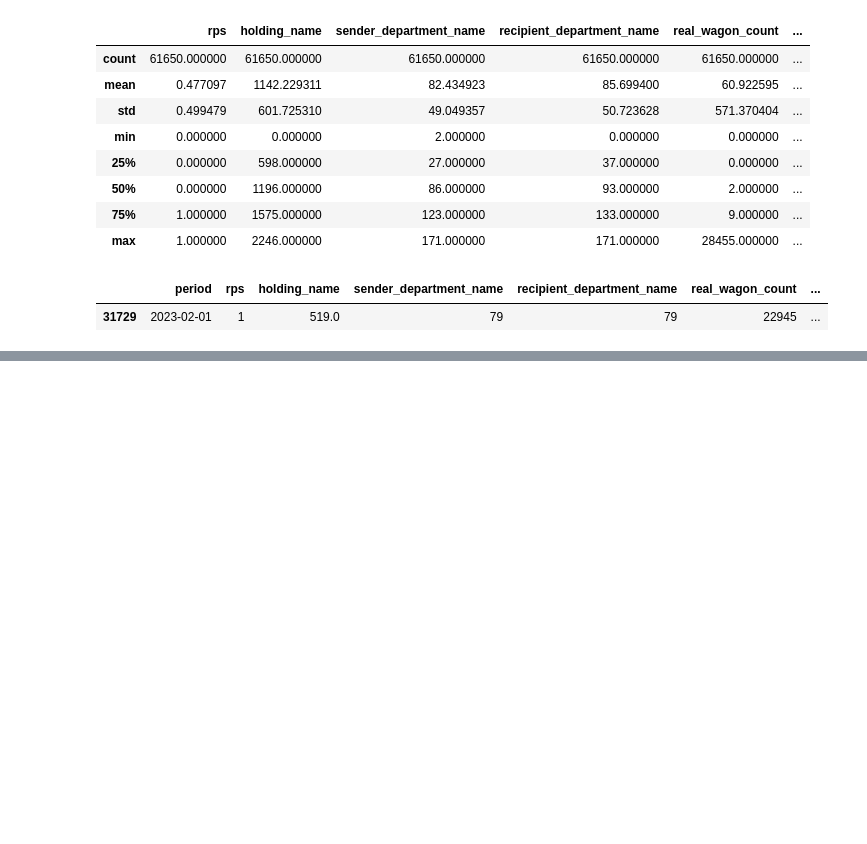
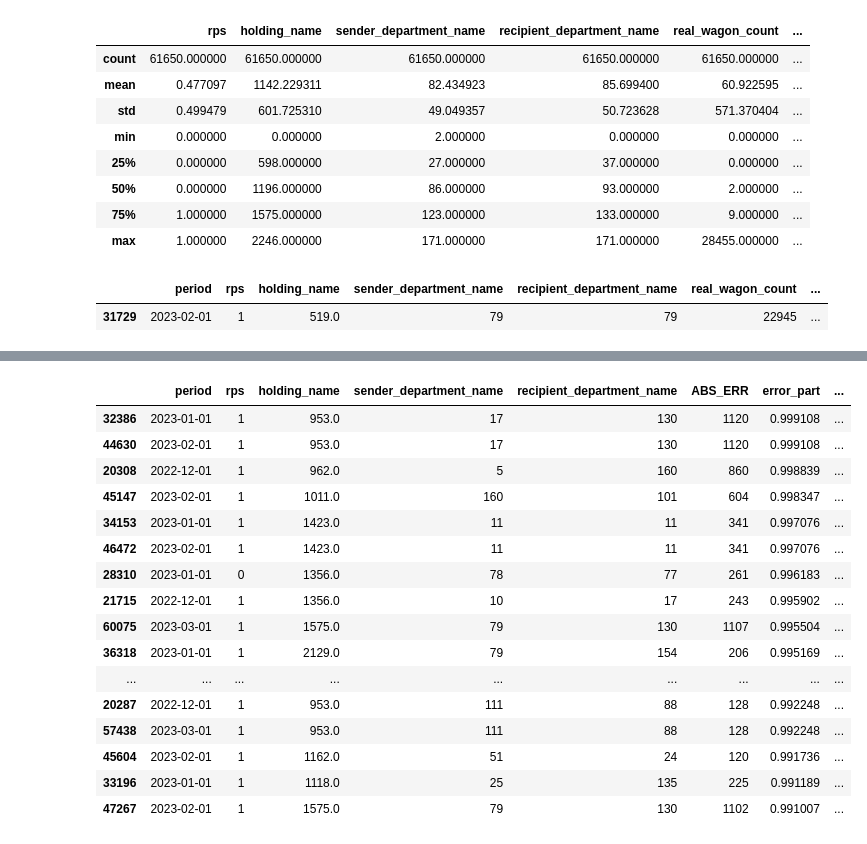
Before and after one commit to peragmat/datawagon, a Jupyter notebook: notebooks/EDA.ipynb, the cells around one changed output, grey strips where cells are left out. Cells and saved outputs as stored; diff of their text form; code cells hidden in the pictures; blank space fills up the shorter version.

```diff
--- a/notebooks/EDA.ipynb
+++ b/notebooks/EDA.ipynb
@@ -571,0 +601,9 @@ grouped_forecast = extended_forecast.groupby(accuracy_granularity, as_index=Fals
+# %%
+vi_grouped_table = compare_table.groupby(accuracy_granularity, as_index=False).agg({
+#     'ABS_ERR': 'mean',
+#     'error_part': 'mean',
+    'ABS_ERR': 'sum',
+    'error_part': 'sum',
+    'forecast_wagon_count': 'sum',
+    'real_wagon_count': 'sum',
+})
@@ -571,0 +614,28 @@ grouped_forecast = extended_forecast.groupby(accuracy_granularity, as_index=Fals
+# %%
+# ['ABS_ERR', 'error_part']
+# ['error_part', 'ABS_ERR']
+filtered_df = vi_grouped_table[(vi_grouped_table.error_part > 0.20) &\
+              (vi_grouped_table.forecast_wagon_count > 100) &\
+              (vi_grouped_table.real_wagon_count > 0)].sort_values(by=['error_part',\
+                                                                       'ABS_ERR'],  ascending=[False, True])
+# %%
+filtered_df.head(20).sort_values(by=['error_part',\
+                                     'ABS_ERR'],  ascending=[False, True])
+# %% [output]
+|  | period | rps | holding_name | sender_department_name | recipient_department_name | ABS_ERR | error_part | ... |
+| 32386 | 2023-01-01 | 1 | 953.0 | 17 | 130 | 1120 | 0.999108 | ... |
+| 44630 | 2023-02-01 | 1 | 953.0 | 17 | 130 | 1120 | 0.999108 | ... |
+| 20308 | 2022-12-01 | 1 | 962.0 | 5 | 160 | 860 | 0.998839 | ... |
+| 45147 | 2023-02-01 | 1 | 1011.0 | 160 | 101 | 604 | 0.998347 | ... |
+| 34153 | 2023-01-01 | 1 | 1423.0 | 11 | 11 | 341 | 0.997076 | ... |
+| 46472 | 2023-02-01 | 1 | 1423.0 | 11 | 11 | 341 | 0.997076 | ... |
+| 28310 | 2023-01-01 | 0 | 1356.0 | 78 | 77 | 261 | 0.996183 | ... |
+| 21715 | 2022-12-01 | 1 | 1356.0 | 10 | 17 | 243 | 0.995902 | ... |
+| 60075 | 2023-03-01 | 1 | 1575.0 | 79 | 130 | 1107 | 0.995504 | ... |
+| 36318 | 2023-01-01 | 1 | 2129.0 | 79 | 154 | 206 | 0.995169 | ... |
+| ... | ... | ... | ... | ... | ... | ... | ... | ... |
+| 20287 | 2022-12-01 | 1 | 953.0 | 111 | 88 | 128 | 0.992248 | ... |
+| 57438 | 2023-03-01 | 1 | 953.0 | 111 | 88 | 128 | 0.992248 | ... |
+| 45604 | 2023-02-01 | 1 | 1162.0 | 51 | 24 | 120 | 0.991736 | ... |
+| 33196 | 2023-01-01 | 1 | 1118.0 | 25 | 135 | 225 | 0.991189 | ... |
+| 47267 | 2023-02-01 | 1 | 1575.0 | 79 | 130 | 1102 | 0.991007 | ... |
```
Also changed, not shown: parts of 19 cells of this notebook.
